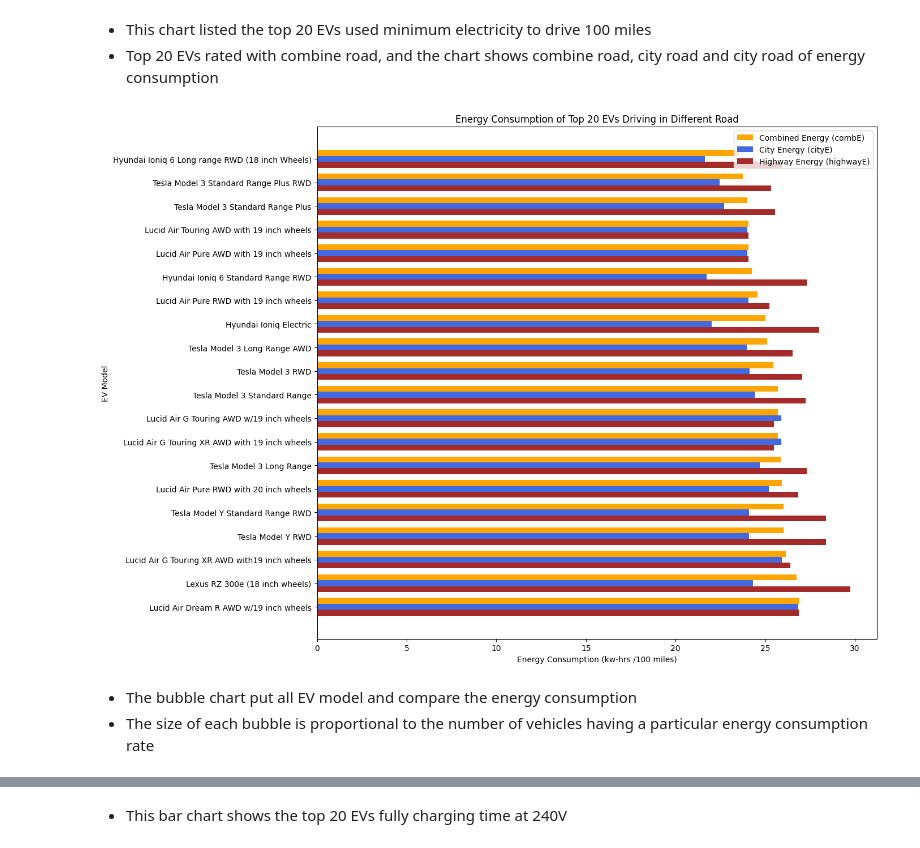
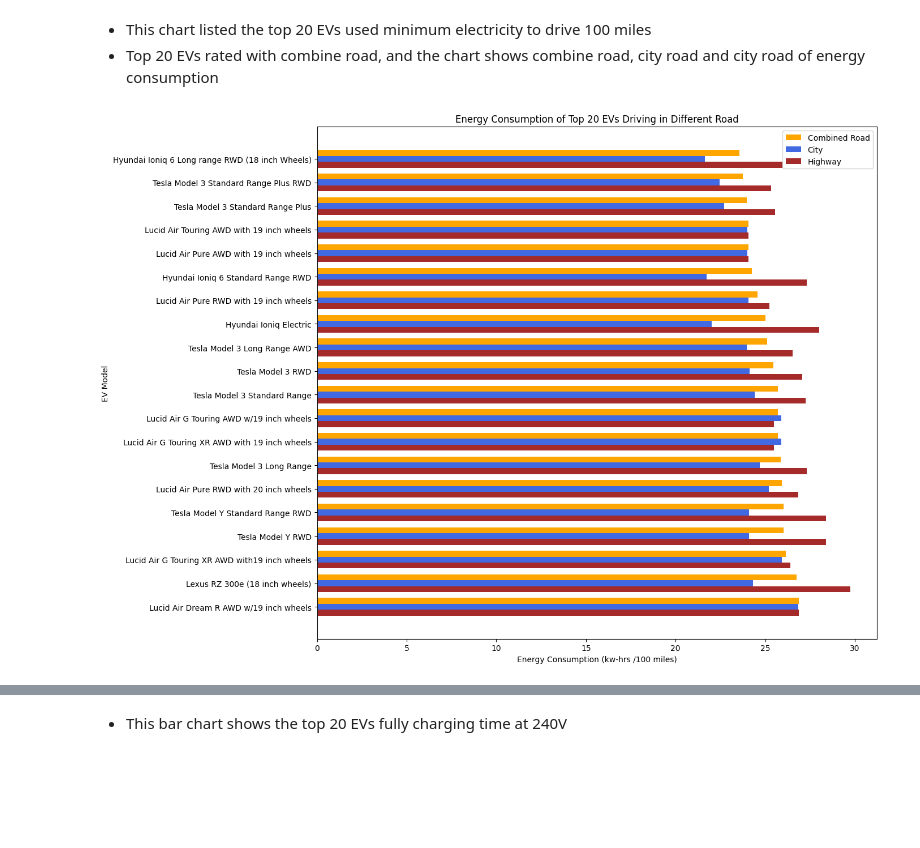
Before and after one commit to VarunSaiBurla/EVCFLO, a Jupyter notebook: Branches/Samuel_Ng/EV_energy_consumption_and_cost.ipynb, the cells around one changed output, grey strips where cells are left out. Cells and saved outputs as stored; diff of their text form; code cells hidden in the pictures; blank space fills up the shorter version.

```diff
--- a/Branches/Samuel_Ng/EV_energy_consumption_and_cost.ipynb
+++ b/Branches/Samuel_Ng/EV_energy_consumption_and_cost.ipynb
@@ -17,7 +17,7 @@ from datetime import datetime
 import folium
 
 # Load csv file
-df = pd.read_csv('/Users/samuelng/Library/CloudStorage/OneDrive-Personal/Deakin/SIT764 - Team Project (A) - Project Managemnet and Practices/EV/electric_vehicles.csv')
+df = pd.read_csv('/Users/samuelng/Library/CloudStorage/OneDrive-Personal/Deakin/SIT764 - Team Project (A) - Project Managemnet and Practices/EV/vehicles_dataset_1984-2025/electric_vehicles.csv')
 df_price = pd.read_csv('/Users/samuelng/Library/CloudStorage/OneDrive-Personal/Deakin/SIT764 - Team Project (A) - Project Managemnet and Practices/EV/elecricity_price_VIC_2023to2024 .csv')
 # %% [markdown]
 # EV industry growing from 1998 to 2024
@@ -75,37 +94,34 @@ plt.show()
 # Create a new column combining 'manufacturer' and 'model'
 df['mfr_model'] = df['make'] + " " + df['model']
 
 # Sort by 'combE' in ascending order for low energy consumption
 sorted_combE_data = df.sort_values(by='combE', ascending=True)
 
 # Remove duplicates based on the 'model' to ensure unique models
 unique_models = sorted_combE_data.drop_duplicates(subset='mfr_model')
 
 # Select the top 20 unique models
 top_energy_saving_combE_ev = unique_models.head(20)
 
 # Define the positions and width for the horizontal bars
 y = np.arange(len(top_energy_saving_combE_ev))
 height = 0.25
 fig, ax = plt.subplots(figsize=(14, 10))
-rects1 = ax.barh(y - height, top_energy_saving_combE_ev['combE'], height, label='Combined Energy (combE)', color='orange')
-rects2 = ax.barh(y, top_energy_saving_combE_ev['cityE'], height, label='City Energy (cityE)', color='royalblue')
-rects3 = ax.barh(y + height, top_energy_saving_combE_ev['highwayE'], height, label='Highway Energy (highwayE)', color='brown')
+rects1 = ax.barh(y - height, top_energy_saving_combE_ev['combE'], height, label='Combined Road', color='orange')
+rects2 = ax.barh(y, top_energy_saving_combE_ev['cityE'], height, label='City', color='royalblue')
+rects3 = ax.barh(y + height, top_energy_saving_combE_ev['highwayE'], height, label='Highway', color='brown')
 
 # Add some text for labels, title and custom y-axis tick labels, etc.
 ax.set_ylabel('EV Model')
 ax.set_xlabel('Energy Consumption (kw-hrs /100 miles)')
 ax.set_title('Energy Consumption of Top 20 EVs Driving in Different Road')
 ax.set_yticks(y)
 ax.set_yticklabels(top_energy_saving_combE_ev['mfr_model'])
 plt.gca().invert_yaxis()
 ax.legend()
 
 fig.tight_layout()
 
 plt.show()
 # %% [output]
-[figure, old version]
+[figure, new version]
-# %% [markdown]
-- The bubble chart put all EV model and compare the energy consumption
-- The size of each bubble is proportional to the number of vehicles having a particular energy consumption rate
```
Also changed, not shown: parts of 7 cells of this notebook.
